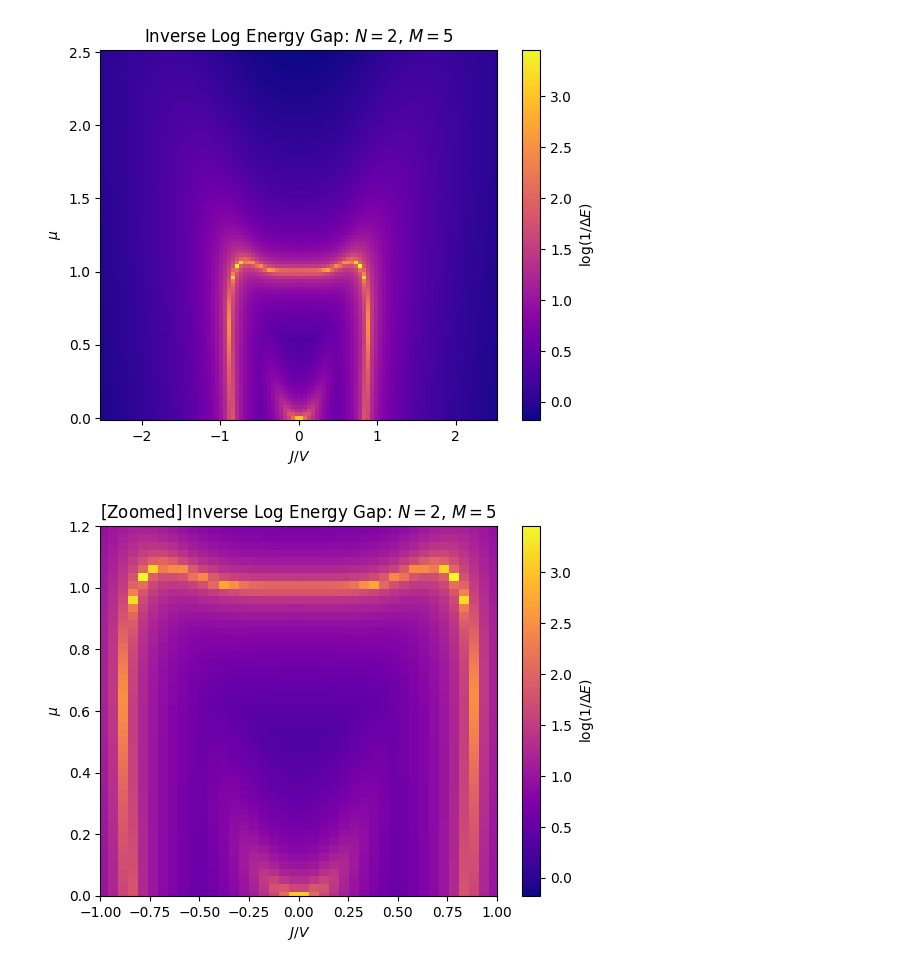
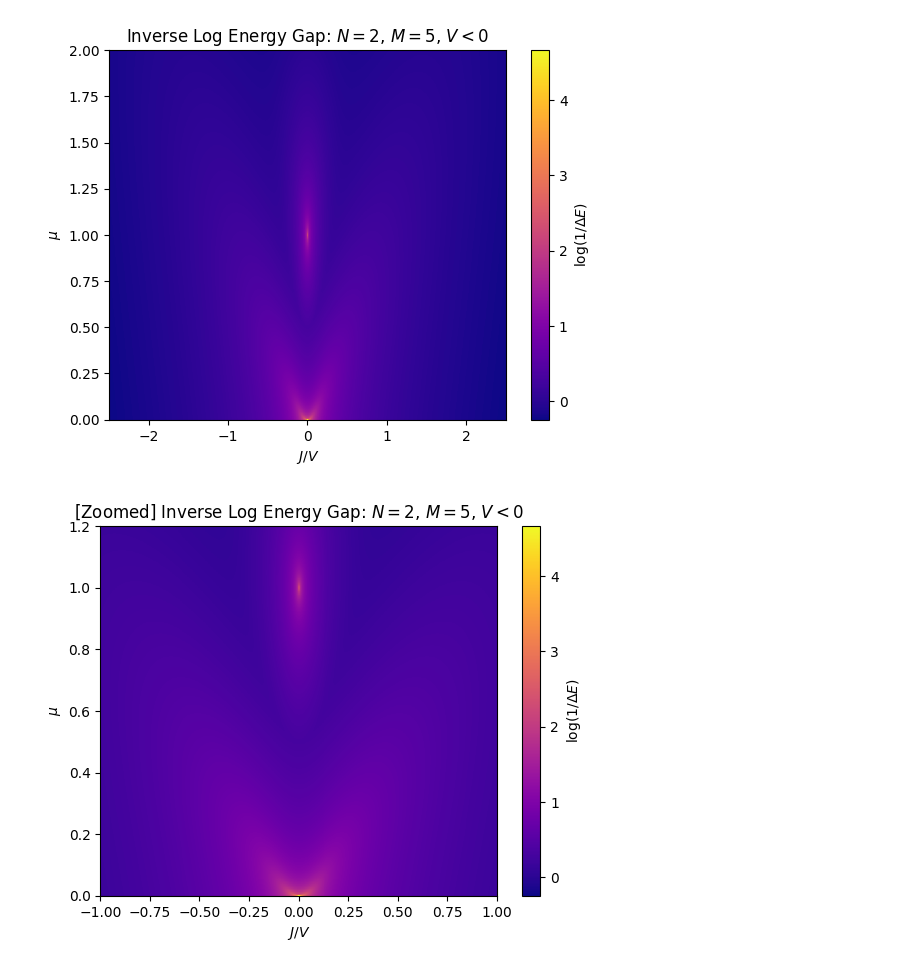
Before and after one commit to jwdesroches/synthetic_dimensions, a Jupyter notebook: adiabatic_evolution/energy_gap.ipynb, the cells around one changed output. Cells and saved outputs as stored; diff of their text form; code cells hidden in the pictures.

```diff
--- a/adiabatic_evolution/energy_gap.ipynb
+++ b/adiabatic_evolution/energy_gap.ipynb
@@ -12,15 +12,15 @@ import matplotlib.colors as mcolors
 import warnings
 warnings.filterwarnings("ignore")
 # %%
-V = 1
+V = -1
 N = 2
 M = 5
 
 min_J_V_ratio = -2.5
 max_J_V_ratio = 2.5
-max_mu_value = 2.5
+max_mu_value = 2
 
-resolution = 100
+resolution = 1000
 
 mu_values = np.linspace(0, max_mu_value, resolution)
 J_V_ratio_values = np.linspace(min_J_V_ratio, max_J_V_ratio, resolution)
@@ -105,28 +114,34 @@ plt.pcolormesh(J_V_ratio_grid, mu_grid, np.log10(one_over_energy_gap_grid), shad
 
 plt.xlabel("$J/V$")
 plt.ylabel("$\mu$")
-plt.title(f"Inverse Log Energy Gap: $N=${N}, $M=${M}")
+if V > 0:
+    plt.title(f"Inverse Log Energy Gap: $N=${N}, $M=${M}, $V>0$")
+elif V < 0:
+    plt.title(f"Inverse Log Energy Gap: $N=${N}, $M=${M}, $V<0$")
 plt.colorbar(label="$\log(1/\Delta E)$")
 
 plt.show()
 # %% [output]
-[figure, old version]
+[figure, new version]
 # %%
 plt.figure()
 
 plt.pcolormesh(J_V_ratio_grid, mu_grid, np.log10(one_over_energy_gap_grid), shading='auto', cmap='plasma')
 
 plt.xlabel("$J/V$")
 plt.ylabel("$\mu$")
-plt.title(f"[Zoomed] Inverse Log Energy Gap: $N=${N}, $M=${M}")
+if V > 0:
+    plt.title(f"[Zoomed] Inverse Log Energy Gap: $N=${N}, $M=${M}, $V>0$")
+elif V < 0:
+    plt.title(f"[Zoomed] Inverse Log Energy Gap: $N=${N}, $M=${M}, $V<0$")
 plt.colorbar(label="$\log(1/\Delta E)$")
 
 plt.xlim(-1,1)
 plt.ylim(0,1.2)
 
 plt.show()
 # %% [output]
-[figure, old version]
+[figure, new version]
 # %%
 cmap = plt.get_cmap('plasma', 4)
 bounds = [0, 1, 2, 3, 4]
```
Also changed, not shown: parts of 10 cells of this notebook, 1 other file.
